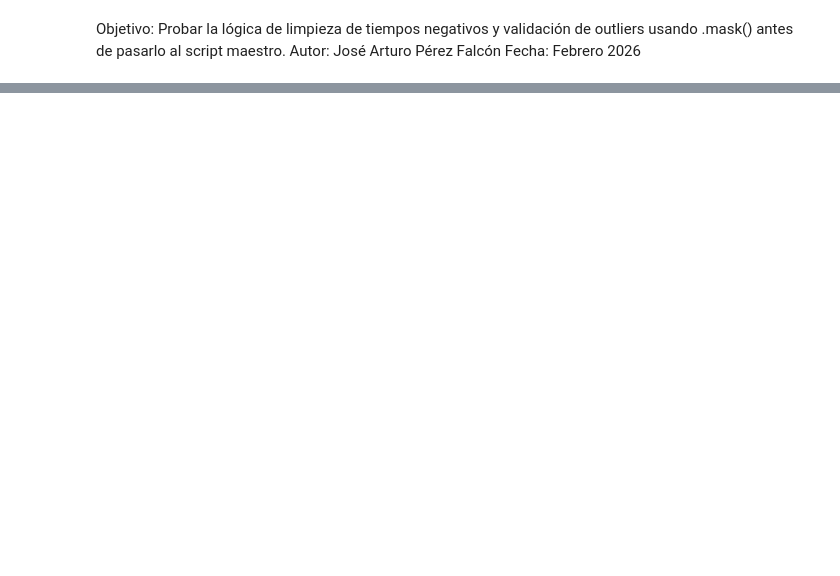
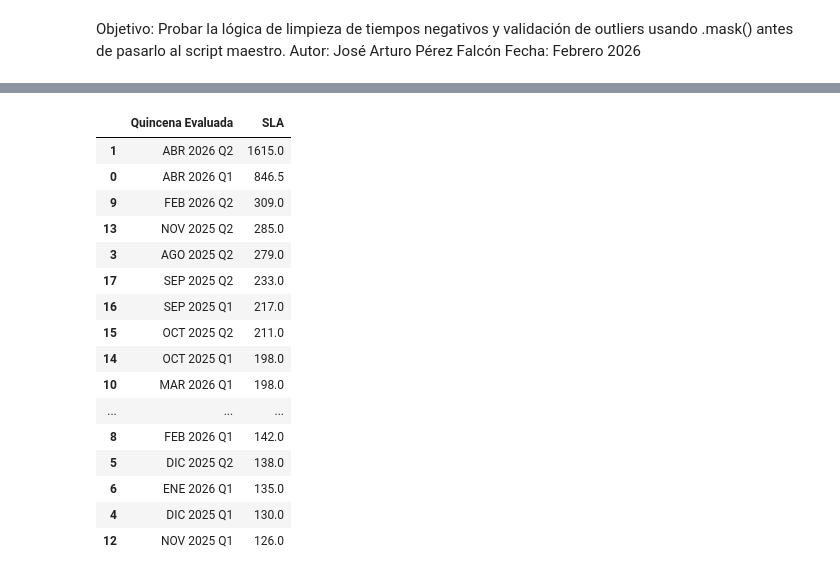
Before and after one commit to Artur030610/Data-Automated-Pipeline-Telecom, a Jupyter notebook: Notebooks/ordenes de servicio.ipynb, the cells around one changed output, grey strips where cells are left out. Drawn from its saved outputs; the diff is of its cells as text; code cells hidden in the pictures; blank space fills up the shorter version.

```diff
--- a/Notebooks/ordenes de servicio.ipynb
+++ b/Notebooks/ordenes de servicio.ipynb
@@ -66,6 +144,27 @@ df.pivot_table(index='Quincena Evaluada', columns='Clasificacion', values='SLA R
 # %%
 import pandas as pd
-df = pd.read_excel(r'C:\Users\josperez\Documents\A-DataStack\01-Proyectos\01-Data_PipelinesFibex\02_Data_Lake\gold_data\SLA_GOLD_STATS.parquet',engine = 'calamine')
+df = pd.read_parquet(r'C:\Users\josperez\Documents\A-DataStack\01-Proyectos\01-Data_PipelinesFibex\02_Data_Lake\gold_data\SLA_GOLD_STATS.parquet')
+df = df.groupby(['Quincena Evaluada']).agg( SLA = ('SLA Resolucion Min', 'median') ).reset_index()
+df = df.sort_values(by='SLA', ascending=False)
+display(df)
+# %% [output]
+|  | Quincena Evaluada | SLA |
+| 1 | ABR 2026 Q2 | 1615.0 |
+| 0 | ABR 2026 Q1 | 846.5 |
+| 9 | FEB 2026 Q2 | 309.0 |
+| 13 | NOV 2025 Q2 | 285.0 |
+| 3 | AGO 2025 Q2 | 279.0 |
+| 17 | SEP 2025 Q2 | 233.0 |
+| 16 | SEP 2025 Q1 | 217.0 |
+| 15 | OCT 2025 Q2 | 211.0 |
+| 14 | OCT 2025 Q1 | 198.0 |
+| 10 | MAR 2026 Q1 | 198.0 |
+| ... | ... | ... |
+| 8 | FEB 2026 Q1 | 142.0 |
+| 5 | DIC 2025 Q2 | 138.0 |
+| 6 | ENE 2026 Q1 | 135.0 |
+| 4 | DIC 2025 Q1 | 130.0 |
+| 12 | NOV 2025 Q1 | 126.0 |
 # %%
 import pandas as pd
 idf_detalle = pd.read_parquet(r'C:\Users\josperez\Documents\A-DataStack\01-Proyectos\01-Data_PipelinesFibex\02_Data_Lake\gold_data\IDF_Gold_Detalle_Solucion.parquet')
```
Also changed, not shown: parts of 4 cells of this notebook, 3 other files.
